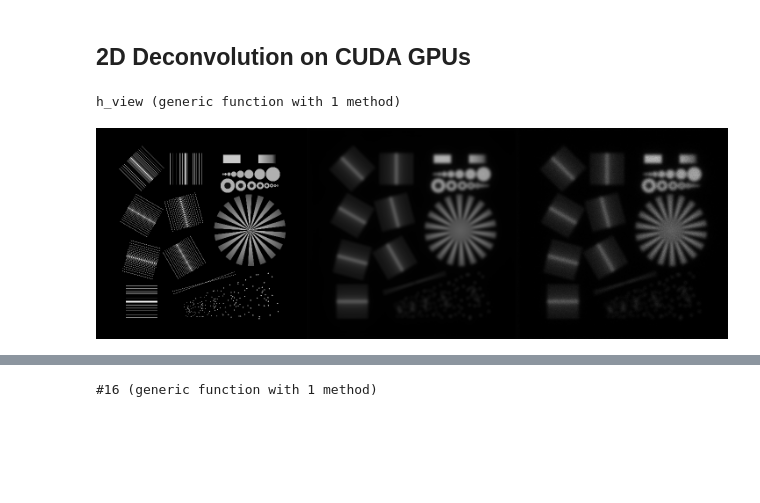
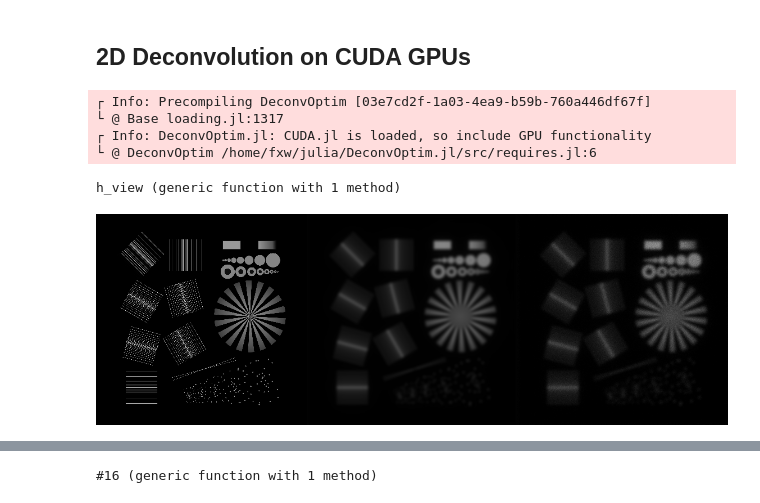
Before and after one commit to roflmaostc/DeconvOptim.jl, a Jupyter notebook: examples/cuda_2D.ipynb, the cells around one changed output, grey strips where cells are left out. Cells and saved outputs as stored; diff of their text form; code cells hidden in the pictures; blank space fills up the shorter version.

Commit message:
Update CUDA 2D example

```diff
--- a/examples/cuda_2D.ipynb
+++ b/examples/cuda_2D.ipynb
@@ -4,8 +4,8 @@
 using Pkg
 Pkg.activate(".")
 # %%
-using Revise, DeconvOptim, TestImages, Noise, CUDA, ImageShow, Colors, FFTW
-FFTW.set_num_threads(4)
+using Revise, DeconvOptim, TestImages, Noise, CUDA, ImageShow, Colors, FFTW, FourierTools
+FFTW.set_num_threads(12)
 CUDA.allowscalar(false);
 
 h_view(args...) = begin
@@ -14,21 +14,27 @@ h_view(args...) = begin
     Gray.(img)
 end
 # %% [output]
-h_view (generic function with 1 method)
+┌ Info: Precompiling DeconvOptim [03e7cd2f-1a03-4ea9-b59b-760a446df67f]
+└ @ Base loading.jl:1317
+┌ Info: DeconvOptim.jl: CUDA.jl is loaded, so include GPU functionality
+└ @ DeconvOptim /home/fxw/julia/DeconvOptim.jl/src/requires.jl:6
+h_view (generic function with 1 method)
 # %%
 # load test images
 img = Float32.(testimage("resolution_test_1920"))
+img = resample(img, (3000, 3000))
+psf = Float32.(generate_psf(size(img), 30))
+psf = resample(psf, (3000, 3000))
 
-psf = Float32.(generate_psf(size(img), 30))
 psf_c = CuArray(psf)
 # create a blurred, noisy version of that image
-img_b = conv(img, psf)
+img_b = DeconvOptim.conv(img, psf)
 img_n = poisson(img_b, 300);
 
 img_n_c = CuArray(img_n)
 h_view(img, img_b, img_n)
 # %% [output]
-[figure, old version]
+[figure, new version]
 # %%
 reg = TV(mode="forward")
 # %% [output]
```
Also changed, not shown: parts of 4 cells of this notebook.
